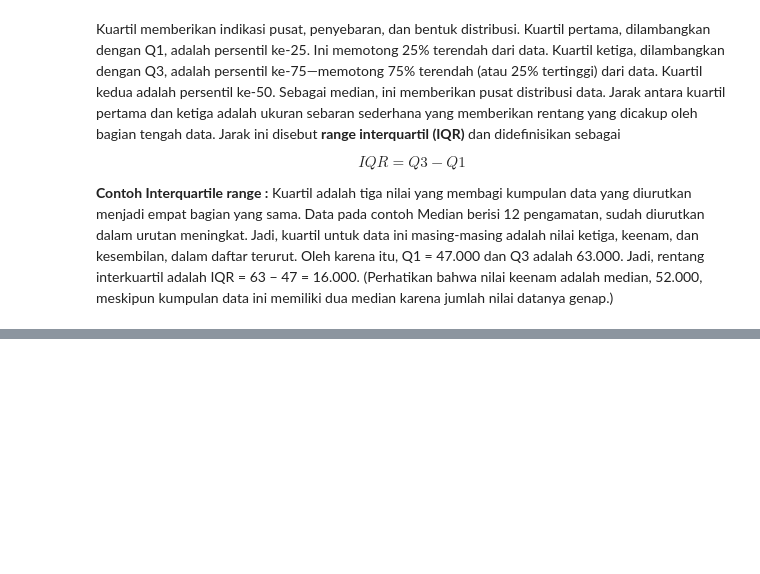
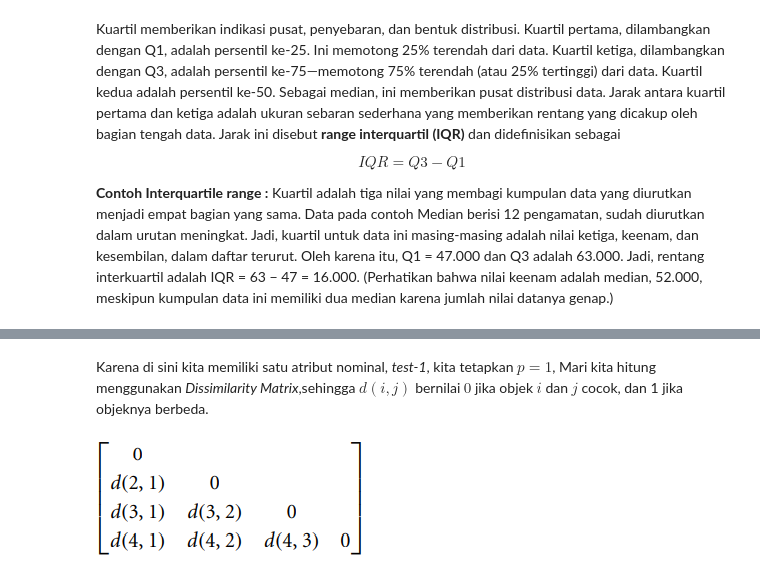
Before and after one commit to niniengC/datamining, a Jupyter notebook: _sources/chapter2.ipynb, the cells around one changed output, grey strips where cells are left out. Cells and saved outputs as stored; diff of their text form; code cells hidden in the pictures; blank space fills up the shorter version.

```diff
--- a/_sources/chapter2.ipynb
+++ b/_sources/chapter2.ipynb
@@ -185,0 +239,8 @@ Perhitungan varians dan standar deviasi dapat diskalakan dalam database besar.
+# %% [markdown]
+Karena di sini kita memiliki satu atribut nominal, *test-1*, kita tetapkan $p = 1$, Mari kita hitung menggunakan *Dissimilarity Matrix*,sehingga $d(i, j)$ bernilai $0$ jika objek $i$ dan $j$ cocok, dan 1 jika objeknya berbeda.
+# %%
+from PIL import Image
+im = Image.open("/content/drive/MyDrive/datamining/tugas/image/dissimilarity_matrixtest1.png")
+im
+# %% [output]
+[figure, added]
```
Also changed, not shown: parts of 16 cells of this notebook, 33 other files.
